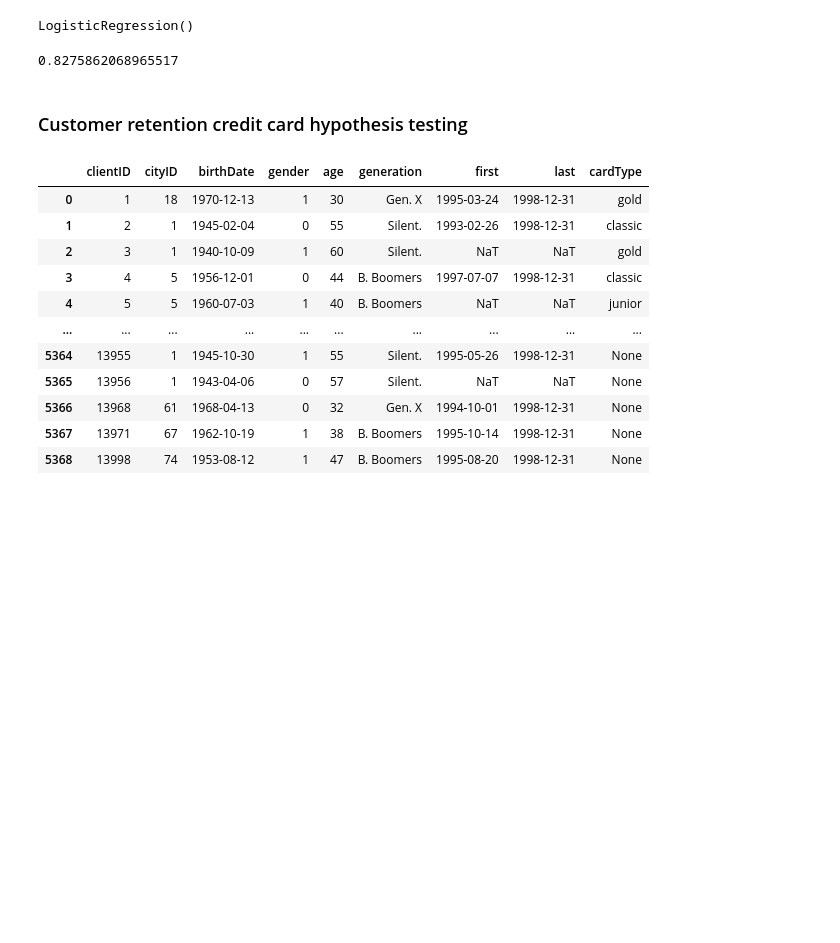
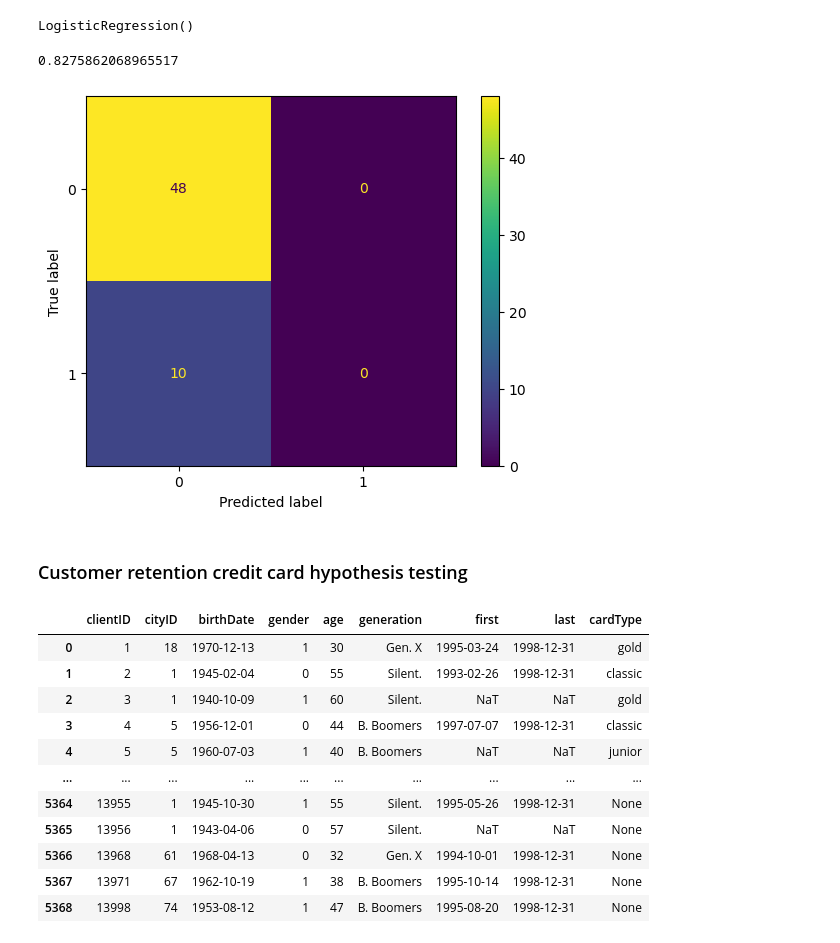
Before and after one commit to irismessage/data-essay, a Jupyter notebook: DATA Assessment 2023-24.ipynb, the cells around one changed output. Saved outputs shown, nothing was run; the diff lists cells and outputs as text; code cells hidden in the pictures; blank space fills up the shorter version.

```diff
--- a/DATA Assessment 2023-24.ipynb
+++ b/DATA Assessment 2023-24.ipynb
@@ -761,6 +759,13 @@ y_predict = model_loan.predict(X_test)
 accuracy_score(y_test, y_predict)
 # %% [output]
 0.8275862068965517
+# %%
+cm = confusion_matrix(y_true=y_test, y_pred=y_predict)
+cm_display = ConfusionMatrixDisplay(cm)
+cm_display.plot()
+plt.show()
+# %% [output]
+[figure, added]
 # %% [markdown]
 ### Customer retention credit card hypothesis testing
 # %%
```
Also changed, not shown: parts of 5 cells of this notebook, 1 other file.
